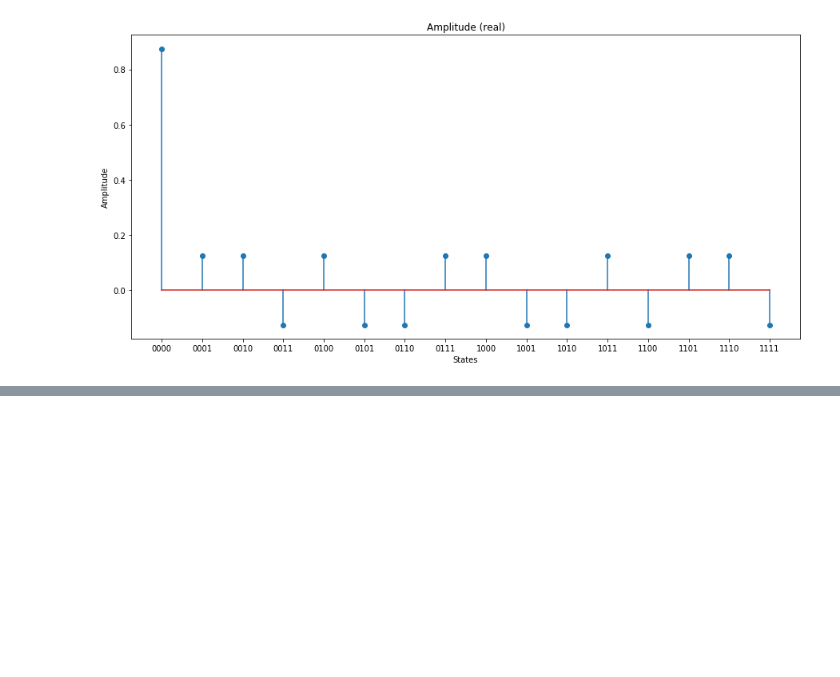
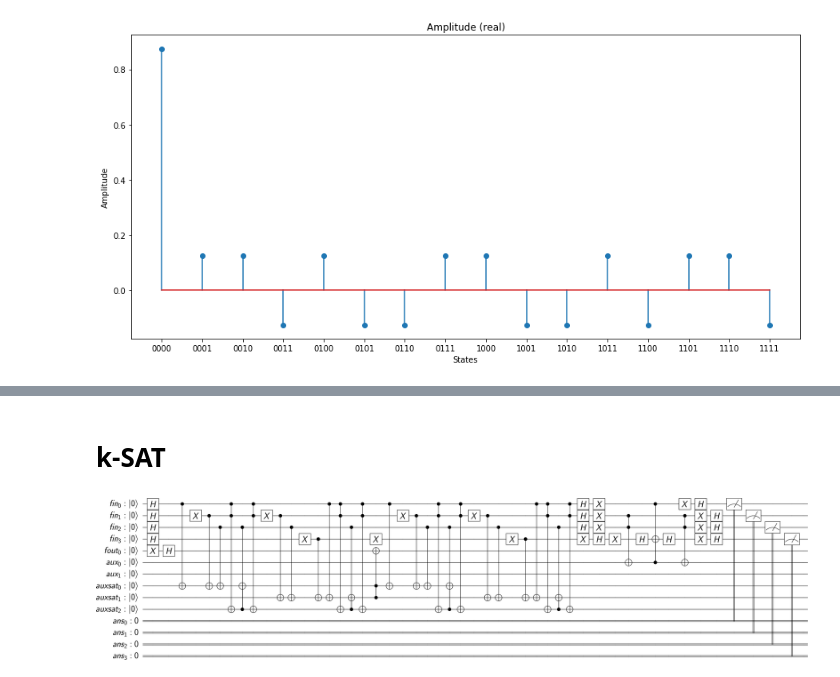
Before and after one commit to RQC-QApp/NNQST, a Jupyter notebook: demo/grover.ipynb, the cells around one changed output, grey strips where cells are left out. Cells and saved outputs as stored; diff of their text form; code cells hidden in the pictures; blank space fills up the shorter version.

```diff
--- a/demo/grover.ipynb
+++ b/demo/grover.ipynb
@@ -111,0 +129,30 @@ plt.show()
+# %% [markdown]
+# k-SAT
+# %%
+n = 4  # Number of qubits.
+sat_formula = [[1, -2, 3], [2, 3, -4, 1]]
+
+f_in = QuantumRegister(n, name='fin')
+f_out = QuantumRegister(1, name='fout')
+aux_sat = QuantumRegister(len(sat_formula) + 1, name='auxsat')
+ans = ClassicalRegister(n, name='ans')
+
+n_controls = n
+
+aux = None
+qc = None
+if n_controls > 2:
+    aux = QuantumRegister(n_controls - 2, name='aux')
+    qc = QuantumCircuit(f_in, f_out, aux, aux_sat, ans, name='grover')
+else:
+    qc = QuantumCircuit(f_in, f_out, aux_sat, ans, name='grover')
+
+input_state(qc, f_in, f_out)
+black_box_u_f(qc, f_in, f_out, aux_sat, n, sat_formula)
+inversion_about_average(qc, f_in, aux, n)
+
+qc.measure(f_in, ans)
+
+circuit_drawer(qc)
+# %% [output]
+[figure, added]
```
Also changed, not shown: parts of 7 cells of this notebook, 1 other file.
